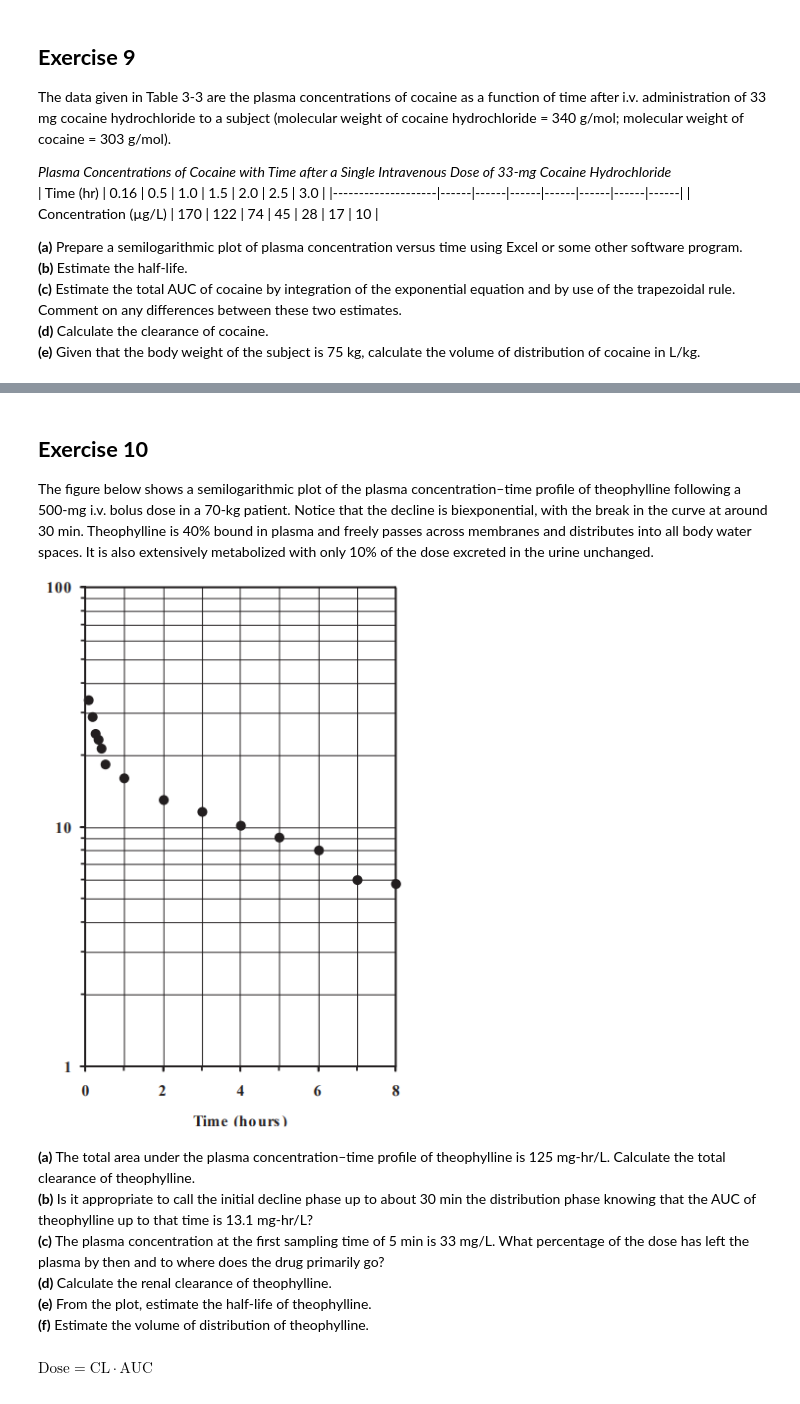
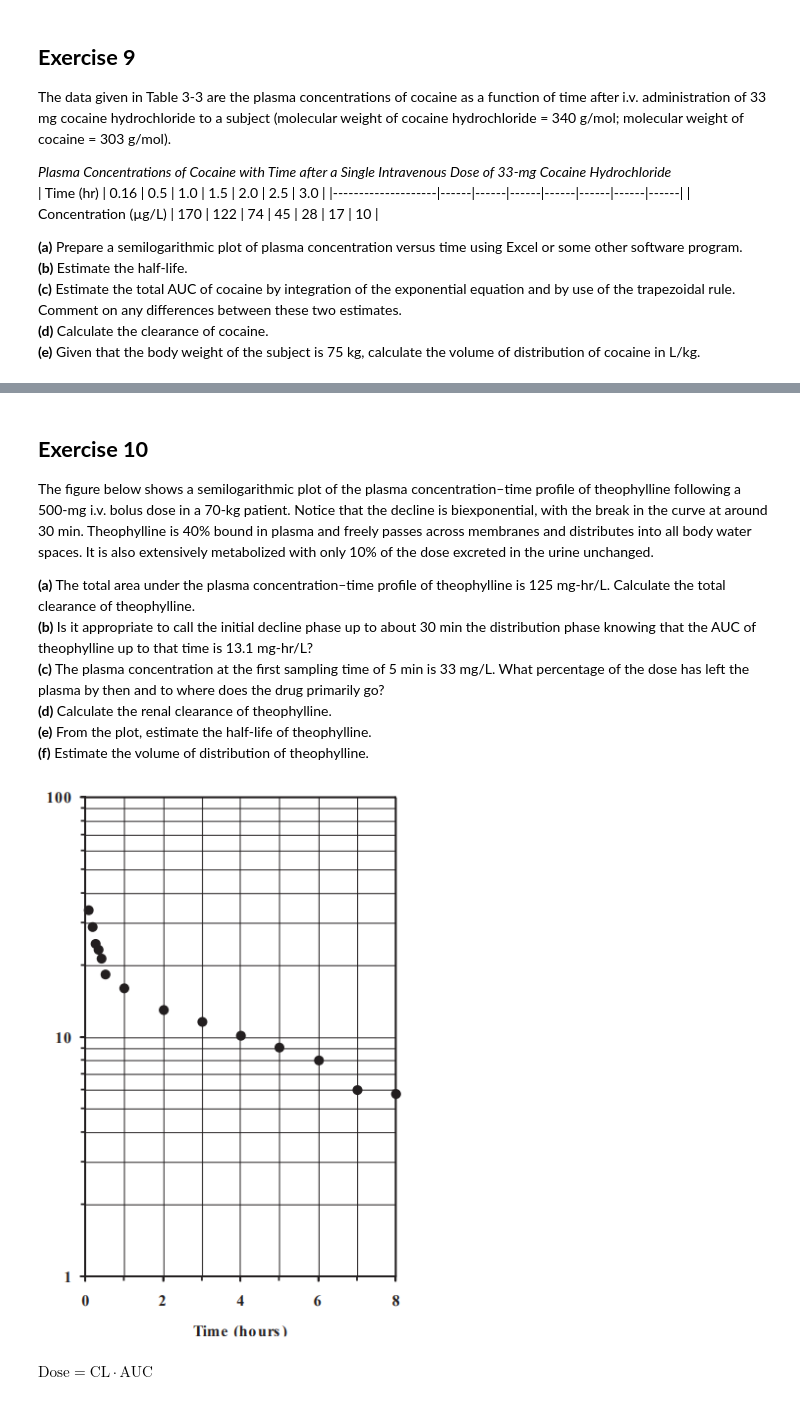
Before and after one commit to Gusmeira/Pharmacometrics, a Jupyter notebook: Rowland & Tozer - Clinical PKPD/Chap 3 - Kinetics of IV Bolus Dose.ipynb, the cells around one changed output, grey strips where cells are left out. Drawn from its saved outputs; the diff is of its cells as text; code cells hidden in the pictures.

Commit message:
Chap. 3 - V3

```diff
--- a/Rowland & Tozer - Clinical PKPD/Chap 3 - Kinetics of IV Bolus Dose.ipynb
+++ b/Rowland & Tozer - Clinical PKPD/Chap 3 - Kinetics of IV Bolus Dose.ipynb
@@ -453,8 +454,6 @@ V = 2.21 L/kg
 # %% [markdown]
 ## **Exercise 10**
 The figure below shows a semilogarithmic plot of the plasma concentration–time profile of theophylline following a 500-mg i.v. bolus dose in a 70-kg patient. Notice that the decline is biexponential, with the break in the curve at around 30 min. Theophylline is 40% bound in plasma and freely passes across membranes and distributes into all body water spaces. It is also extensively metabolized with only 10% of the dose excreted in the urine unchanged.<br>
-
-![Chap 3 Ex 10.png](<attachment:Chap 3 Ex 10.png>)
 
 **(a)** The total area under the plasma concentration–time profile of theophylline is 125 mg-hr/L. Calculate the total clearance of theophylline.<br>
 **(b)** Is it appropriate to call the initial decline phase up to about 30 min the distribution phase knowing that the AUC of theophylline up to that time is 13.1 mg-hr/L?<br>
@@ -462,6 +461,11 @@ The figure below shows a semilogarithmic plot of the plasma concentration–time
 **(d)** Calculate the renal clearance of theophylline.<br>
 **(e)** From the plot, estimate the half-life of theophylline.<br>
 **(f)** Estimate the volume of distribution of theophylline.
+# %%
+from IPython.display import Image
+Image(filename=r'C:\Users\gustavo.filho\Documents\Python\GitHub\Pharmacometrics\Rowland & Tozer - Clinical PKPD\Images\Chap 3 Ex 10.png')
+# %% [output]
+[figure, added]
 # %%
 dose = 500
 body_weight = 70
```
Also changed, not shown: parts of 4 cells of this notebook.
